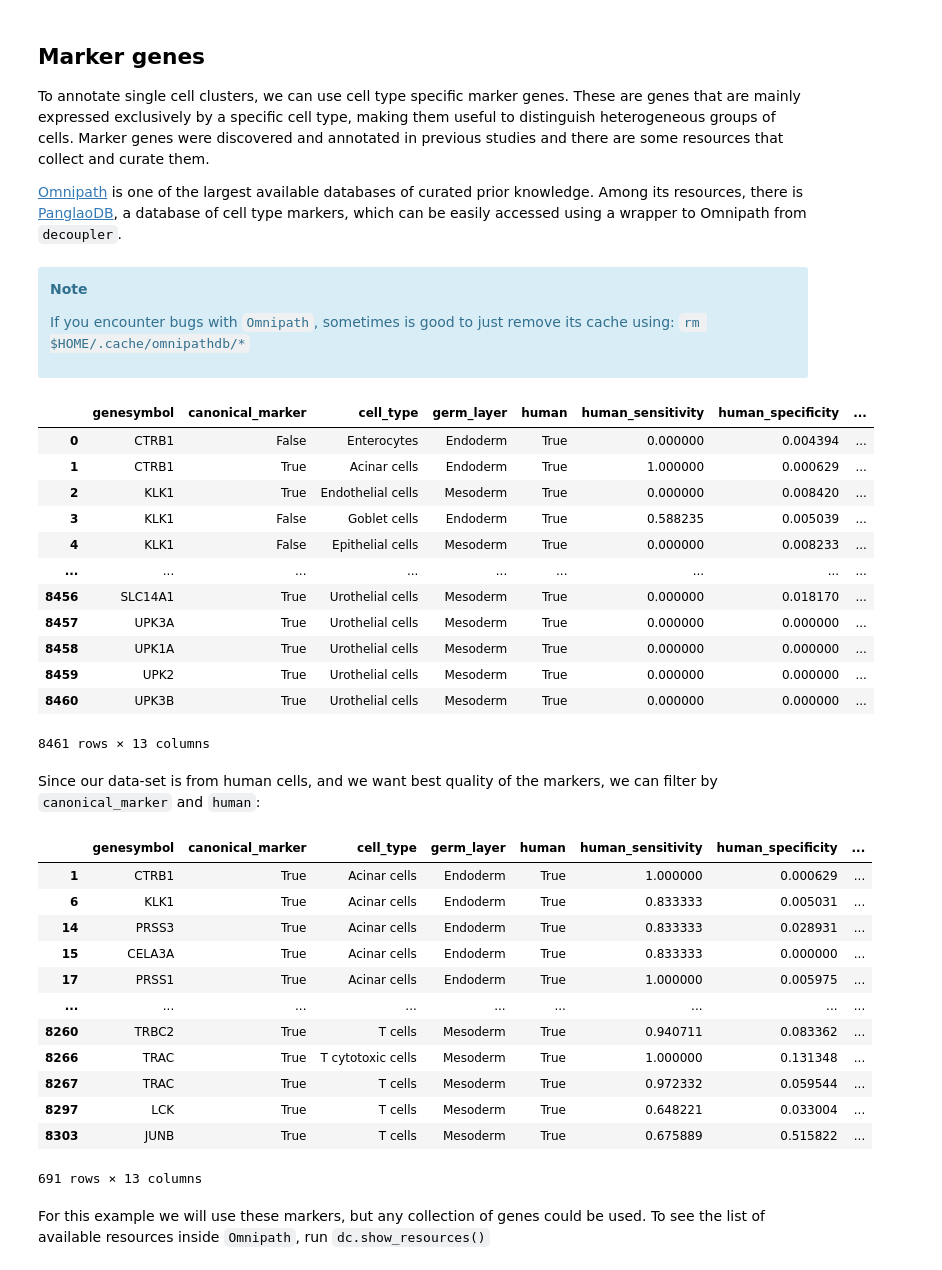
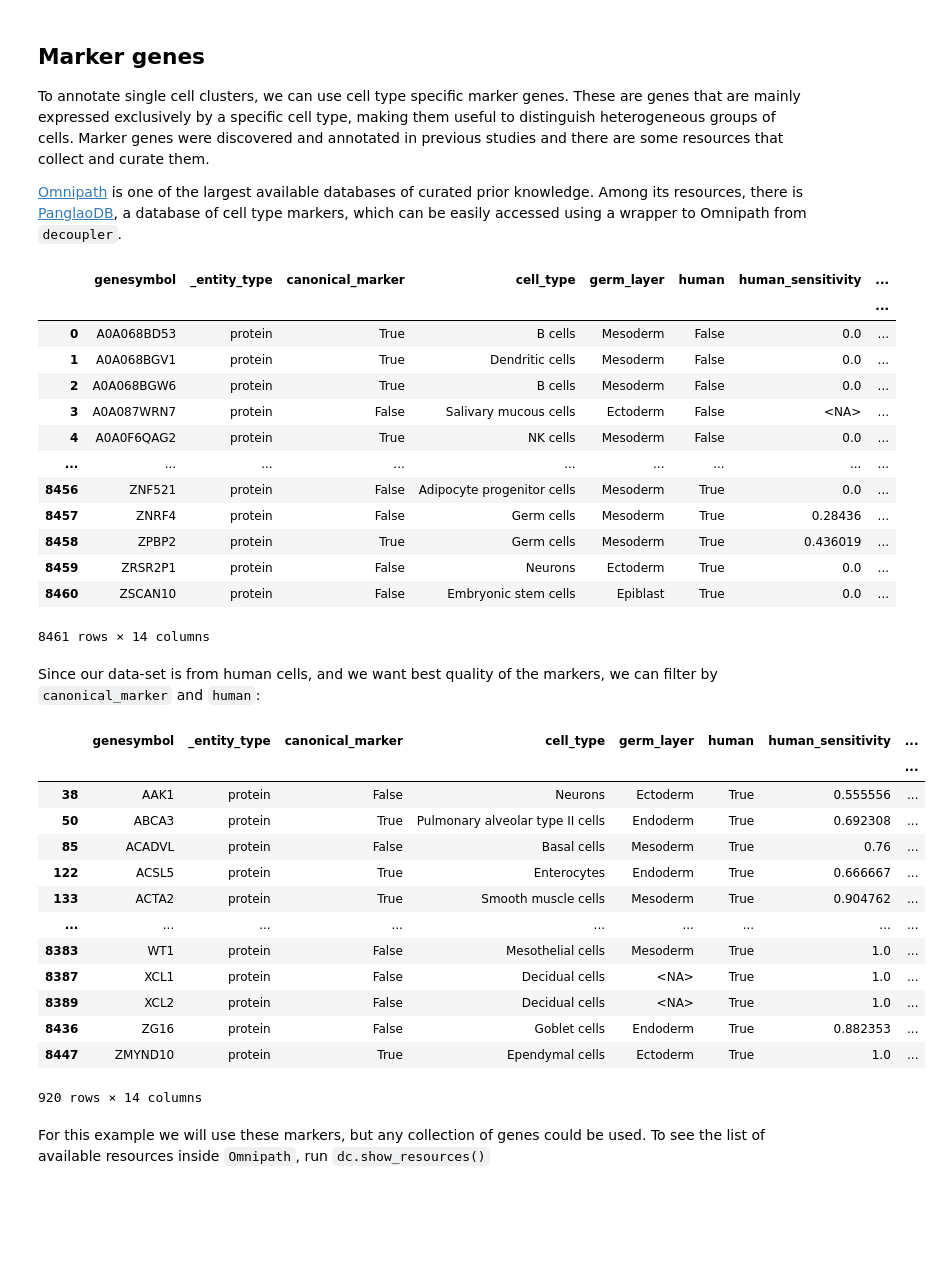
Before and after one commit to saezlab/decoupler-py, a Jupyter notebook: docs/source/notebooks/cell_annotation.ipynb, the cells around one changed output. Saved outputs shown, nothing was run; the diff lists cells and outputs as text; code cells hidden in the pictures; blank space fills up the shorter version.

```diff
--- a/docs/source/notebooks/cell_annotation.ipynb
+++ b/docs/source/notebooks/cell_annotation.ipynb
@@ -70,8 +70,8 @@ adata.var['mt'] = adata.var_names.str.startswith('MT-')
 sc.pp.calculate_qc_metrics(adata, qc_vars=['mt'], percent_top=None, log1p=False, inplace=True)
 
 # Filter cells following standard QC criteria.
-adata = adata[adata.obs.n_genes_by_counts < 2500, :]
-adata = adata[adata.obs.pct_counts_mt < 5, :]
+adata = adata[adata.obs.n_genes_by_counts < 2500, :].copy()
+adata = adata[adata.obs.pct_counts_mt < 5, :].copy()
 
 # Normalize the data
 sc.pp.normalize_total(adata, target_sum=1e4)
@@ -125,55 +125,53 @@ collect and curate them.
 curated prior knowledge. Among its resources, there is
 [PanglaoDB](https://panglaodb.se/), a database of cell type markers,
 which can be easily accessed using a wrapper to Omnipath from `decoupler`.
-# %% [markdown]
-<div class="alert alert-info">
-
-**Note**
-
-If you encounter bugs with `Omnipath`, sometimes is good to just remove its cache using: `rm $HOME/.cache/omnipathdb/*`
-
-</div>
 # %%
 # Query Omnipath and get PanglaoDB
-markers = dc.get_resource('PanglaoDB')
+markers = dc.get_resource(
+    name='PanglaoDB',
+    organism='human',
+    license='academic'
+)
 markers
 # %% [output]
-|  | genesymbol | canonical_marker | cell_type | germ_layer | human | human_sensitivity | human_specificity | ... |
-| 0 | CTRB1 | False | Enterocytes | Endoderm | True | 0.000000 | 0.004394 | ... |
-| 1 | CTRB1 | True | Acinar cells | Endoderm | True | 1.000000 | 0.000629 | ... |
-| 2 | KLK1 | True | Endothelial cells | Mesoderm | True | 0.000000 | 0.008420 | ... |
-| 3 | KLK1 | False | Goblet cells | Endoderm | True | 0.588235 | 0.005039 | ... |
-| 4 | KLK1 | False | Epithelial cells | Mesoderm | True | 0.000000 | 0.008233 | ... |
+|  | genesymbol | _entity_type | canonical_marker | cell_type | germ_layer | human | human_sensitivity | ... |
+|  |  |  |  |  |  |  |  | ... |
+| 0 | A0A068BD53 | protein | True | B cells | Mesoderm | False | 0.0 | ... |
+| 1 | A0A068BGV1 | protein | True | Dendritic cells | Mesoderm | False | 0.0 | ... |
+| 2 | A0A068BGW6 | protein | True | B cells | Mesoderm | False | 0.0 | ... |
+| 3 | A0A087WRN7 | protein | False | Salivary mucous cells | Ectoderm | False | <NA> | ... |
+| 4 | A0A0F6QAG2 | protein | True | NK cells | Mesoderm | False | 0.0 | ... |
 | ... | ... | ... | ... | ... | ... | ... | ... | ... |
-| 8456 | SLC14A1 | True | Urothelial cells | Mesoderm | True | 0.000000 | 0.018170 | ... |
-| 8457 | UPK3A | True | Urothelial cells | Mesoderm | True | 0.000000 | 0.000000 | ... |
-| 8458 | UPK1A | True | Urothelial cells | Mesoderm | True | 0.000000 | 0.000000 | ... |
-| 8459 | UPK2 | True | Urothelial cells | Mesoderm | True | 0.000000 | 0.000000 | ... |
-| 8460 | UPK3B | True | Urothelial cells | Mesoderm | True | 0.000000 | 0.000000 | ... |
+| 8456 | ZNF521 | protein | False | Adipocyte progenitor cells | Mesoderm | True | 0.0 | ... |
+| 8457 | ZNRF4 | protein | False | Germ cells | Mesoderm | True | 0.28436 | ... |
+| 8458 | ZPBP2 | protein | True | Germ cells | Mesoderm | True | 0.436019 | ... |
+| 8459 | ZRSR2P1 | protein | False | Neurons | Ectoderm | True | 0.0 | ... |
+| 8460 | ZSCAN10 | protein | False | Embryonic stem cells | Epiblast | True | 0.0 | ... |
-8461 rows × 13 columns
+8461 rows × 14 columns
 # %% [markdown]
 Since our data-set is from human cells, and we want best quality of the markers, we can filter by `canonical_marker` and `human`:
 # %%
 # Filter by canonical_marker and human
-markers = markers[markers['human'] & markers['canonical_marker'] & (markers['human_sensitivity'] > 0.5)]
+markers = markers[markers['human'].astype(bool) & markers['canonical_marker'].astype(bool) & (markers['human_sensitivity'].astype(float) > 0.5)]
 
 # Remove duplicated entries
 markers = markers[~markers.duplicated(['cell_type', 'genesymbol'])]
 markers
 # %% [output]
-|  | genesymbol | canonical_marker | cell_type | germ_layer | human | human_sensitivity | human_specificity | ... |
-| 1 | CTRB1 | True | Acinar cells | Endoderm | True | 1.000000 | 0.000629 | ... |
-| 6 | KLK1 | True | Acinar cells | Endoderm | True | 0.833333 | 0.005031 | ... |
-| 14 | PRSS3 | True | Acinar cells | Endoderm | True | 0.833333 | 0.028931 | ... |
-| 15 | CELA3A | True | Acinar cells | Endoderm | True | 0.833333 | 0.000000 | ... |
-| 17 | PRSS1 | True | Acinar cells | Endoderm | True | 1.000000 | 0.005975 | ... |
+|  | genesymbol | _entity_type | canonical_marker | cell_type | germ_layer | human | human_sensitivity | ... |
+|  |  |  |  |  |  |  |  | ... |
+| 38 | AAK1 | protein | False | Neurons | Ectoderm | True | 0.555556 | ... |
+| 50 | ABCA3 | protein | True | Pulmonary alveolar type II cells | Endoderm | True | 0.692308 | ... |
+| 85 | ACADVL | protein | False | Basal cells | Mesoderm | True | 0.76 | ... |
+| 122 | ACSL5 | protein | True | Enterocytes | Endoderm | True | 0.666667 | ... |
+| 133 | ACTA2 | protein | True | Smooth muscle cells | Mesoderm | True | 0.904762 | ... |
 | ... | ... | ... | ... | ... | ... | ... | ... | ... |
-| 8260 | TRBC2 | True | T cells | Mesoderm | True | 0.940711 | 0.083362 | ... |
-| 8266 | TRAC | True | T cytotoxic cells | Mesoderm | True | 1.000000 | 0.131348 | ... |
-| 8267 | TRAC | True | T cells | Mesoderm | True | 0.972332 | 0.059544 | ... |
-| 8297 | LCK | True | T cells | Mesoderm | True | 0.648221 | 0.033004 | ... |
-| 8303 | JUNB | True | T cells | Mesoderm | True | 0.675889 | 0.515822 | ... |
+| 8383 | WT1 | protein | False | Mesothelial cells | Mesoderm | True | 1.0 | ... |
+| 8387 | XCL1 | protein | False | Decidual cells | <NA> | True | 1.0 | ... |
+| 8389 | XCL2 | protein | False | Decidual cells | <NA> | True | 1.0 | ... |
+| 8436 | ZG16 | protein | False | Goblet cells | Endoderm | True | 0.882353 | ... |
+| 8447 | ZMYND10 | protein | True | Ependymal cells | Ectoderm | True | 1.0 | ... |
-691 rows × 13 columns
+920 rows × 14 columns
 # %% [markdown]
 For this example we will use these markers, but any collection of genes could be used. To see the list of available resources inside `Omnipath`, run `dc.show_resources()`
 # %% [markdown]
```
Also changed, not shown: parts of 12 cells of this notebook, 8 other files.
